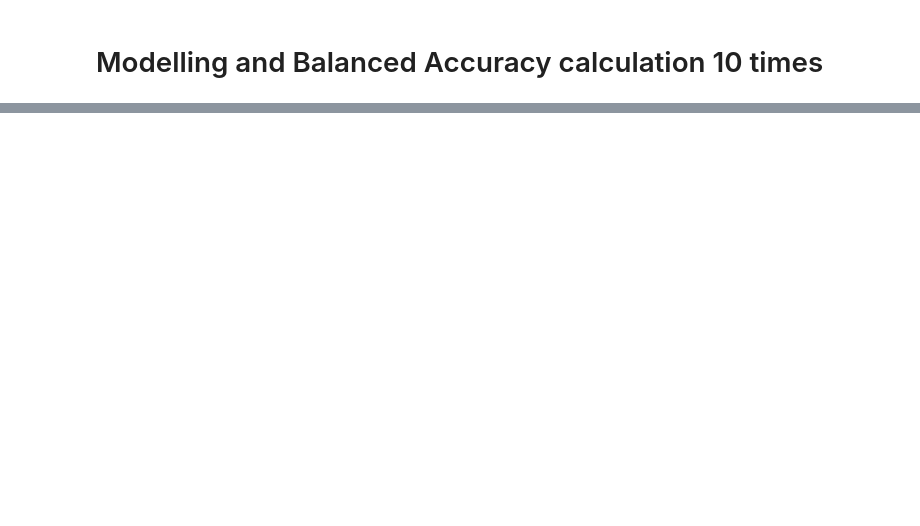
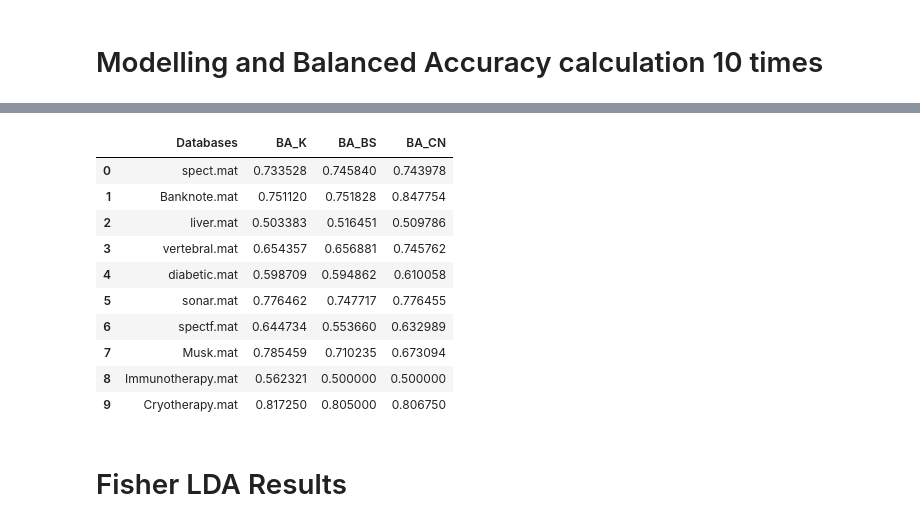
Before and after one commit to mohit-baliyan/Linear-Dimensionality-Reduction, a Jupyter notebook: main-experiment.ipynb, the cells around one changed output, grey strips where cells are left out. Drawn from its saved outputs; the diff is of its cells as text; code cells hidden in the pictures; blank space fills up the shorter version.

```diff
--- a/main-experiment.ipynb
+++ b/main-experiment.ipynb
@@ -913,0 +734,20 @@ Average balanced accuracy of Logistic Regression after 10 iterations : 0.563000
+# %%
+Logistic_Results =  { 'Databases' : Databases, 'BA_K' : BA_K, 'BA_BS' : BA_BS, 'BA_CN' : BA_CN }
+
+Logistic_Results = pd.DataFrame( Logistic_Results )
+
+Logistic_Results.to_csv( 'Logistic_Results.csv' )
+# %%
+Logistic_Results
+# %% [output]
+|  | Databases | BA_K | BA_BS | BA_CN |
+| 0 | spect.mat | 0.733528 | 0.745840 | 0.743978 |
+| 1 | Banknote.mat | 0.751120 | 0.751828 | 0.847754 |
+| 2 | liver.mat | 0.503383 | 0.516451 | 0.509786 |
+| 3 | vertebral.mat | 0.654357 | 0.656881 | 0.745762 |
+| 4 | diabetic.mat | 0.598709 | 0.594862 | 0.610058 |
+| 5 | sonar.mat | 0.776462 | 0.747717 | 0.776455 |
+| 6 | spectf.mat | 0.644734 | 0.553660 | 0.632989 |
+| 7 | Musk.mat | 0.785459 | 0.710235 | 0.673094 |
+| 8 | Immunotherapy.mat | 0.562321 | 0.500000 | 0.500000 |
+| 9 | Cryotherapy.mat | 0.817250 | 0.805000 | 0.806750 |
@@ -913,0 +762,2 @@ Average balanced accuracy of Logistic Regression after 10 iterations : 0.563000
+# %% [markdown]
+# Fisher LDA Results
```
Also changed, not shown: parts of 50 cells of this notebook, 11 other files.
